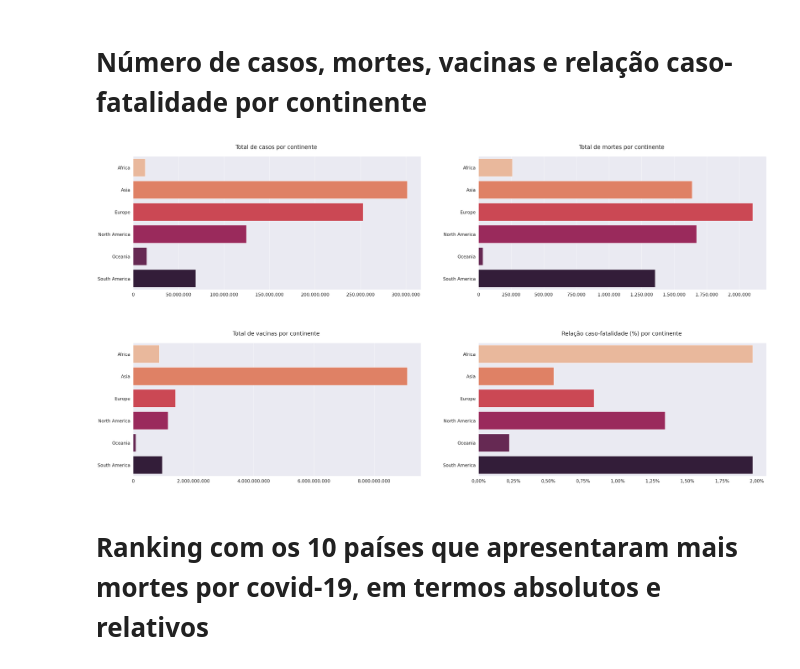
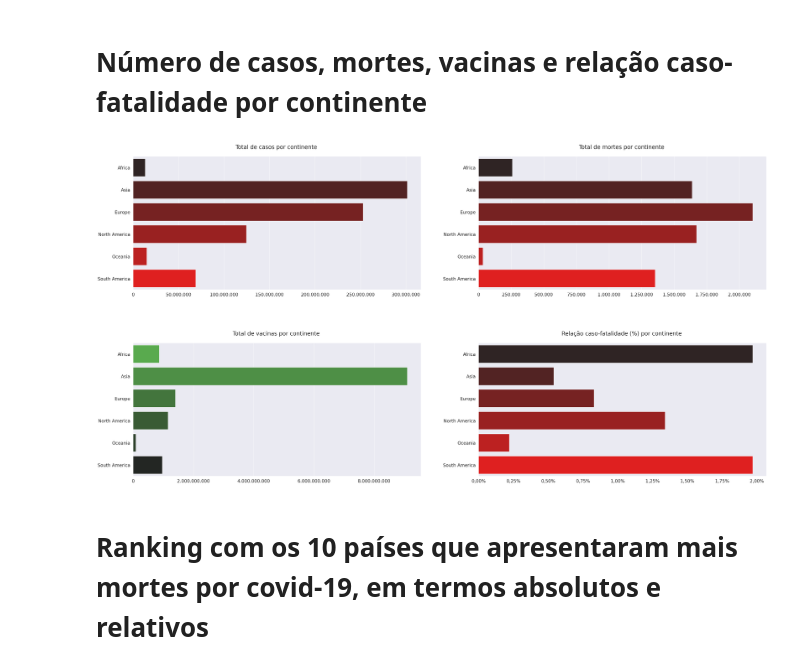
Before and after one commit to LRLeite/Data-Analytics, a Jupyter notebook: Projeto COVID-19/covid_19.ipynb, the cells around one changed output. Drawn from its saved outputs; the diff is of its cells as text; code cells hidden in the pictures.

```diff
--- a/Projeto COVID-19/covid_19.ipynb
+++ b/Projeto COVID-19/covid_19.ipynb
@@ -268,13 +268,18 @@ sns.set_theme(style = "dark")
 fig, ax = plt.subplots(2, 2, figsize = (36,25), dpi = 100)
 plt.subplots_adjust(left = 0.1, bottom = 0.1, right = 1.2, top = 0.9, wspace = 0.2, hspace = 0.4)
 
-ax[0, 0].ticklabel_format(style='plain') #remover notação científica
-ax[0, 1].ticklabel_format(style='plain') #remover notação científica
-ax[1, 0].ticklabel_format(style='plain') #remover notação científica
+ax[0, 0].ticklabel_format(style ='plain') #remover notação científica
+ax[0, 1].ticklabel_format(style ='plain') #remover notação científica
+ax[1, 0].ticklabel_format(style ='plain') #remover notação científica
+
+#paleta de cores
+paleta_vermelho = sns.dark_palette("red", n_colors = 6, as_cmap = False)
+paleta_verde = sns.dark_palette("#4db93f", reverse = True, as_cmap = False)
+
 
 ax[0, 0].set_title('Total de casos por continente \n', fontsize = 25)
-ax[0, 0] = sns.barplot(data = df_continents, x = df_continents['total_cases'], y = df_continents['continent'], hue = df_continents['continent'], palette = 'rocket_r', errorbar = None,
-                       order = ['Africa', 'Asia', 'Europe', 'North America', 'Oceania', 'South America'], ax = ax[0, 0], legend=False)
+ax[0, 0] = sns.barplot(data = df_continents, x = df_continents['total_cases'], y = df_continents['continent'], hue = df_continents['continent'], palette = paleta_vermelho, errorbar = None,
+                       order = ['Africa', 'Asia', 'Europe', 'North America', 'Oceania', 'South America'], ax = ax[0, 0], legend = False)
 ax[0, 0].set_xlabel(None)
 ax[0, 0].set_ylabel(None)
 ax[0, 0].tick_params(axis ='x', labelsize= 20)
@@ -284,40 +289,40 @@ ax[0, 0].get_xaxis().set_major_formatter(
     matplotlib.ticker.FuncFormatter(lambda x, p: format(int(x), ',').replace(',', '.')))
 
 ax[0, 1].set_title('Total de mortes por continente \n', fontsize = 25)
-ax[0, 1] = sns.barplot(data = df_continents, x = df_continents['total_deaths'], y = df_continents['continent'], hue = df_continents['continent'], palette = 'rocket_r', errorbar = None,
-                       order = ['Africa', 'Asia', 'Europe', 'North America', 'Oceania', 'South America'], ax = ax[0, 1], legend=False)
+ax[0, 1] = sns.barplot(data = df_continents, x = df_continents['total_deaths'], y = df_continents['continent'], hue = df_continents['continent'], palette = paleta_vermelho, errorbar = None,
+                       order = ['Africa', 'Asia', 'Europe', 'North America', 'Oceania', 'South America'], ax = ax[0, 1], legend = False)
 ax[0, 1].set_xlabel(None)
 ax[0, 1].set_ylabel(None)
 ax[0, 1].tick_params(axis ='x', labelsize= 20)
 ax[0, 1].tick_params(axis ='y', labelsize= 20)
 ax[0, 1].xaxis.grid()
 ax[0, 1].get_xaxis().set_major_formatter(
     matplotlib.ticker.FuncFormatter(lambda x, p: format(int(x), ',').replace(',', '.')))
 
 ax[1, 0].set_title('Total de vacinas por continente \n', fontsize = 25)
-ax[1, 0] = sns.barplot(data = df_continents, x = df_continents['total_vaccinations'], y = df_continents['continent'], hue = df_continents['continent'], palette = 'rocket_r', errorbar = None,
-                       order = ['Africa', 'Asia', 'Europe', 'North America', 'Oceania', 'South America'], ax = ax[1, 0], legend=False)
+ax[1, 0] = sns.barplot(data = df_continents, x = df_continents['total_vaccinations'], y = df_continents['continent'], hue = df_continents['continent'], palette = paleta_verde, errorbar = None,
+                       order = ['Africa', 'Asia', 'Europe', 'North America', 'Oceania', 'South America'], ax = ax[1, 0], legend = False)
 ax[1, 0].set_xlabel(None)
 ax[1, 0].set_ylabel(None)
 ax[1, 0].tick_params(axis ='x', labelsize= 20)
 ax[1, 0].tick_params(axis ='y', labelsize= 20)
 ax[1, 0].xaxis.grid()
 ax[1, 0].get_xaxis().set_major_formatter(
     matplotlib.ticker.FuncFormatter(lambda x, p: format(int(x), ',').replace(',', '.')))
 
 ax[1, 1].set_title('Relação caso-fatalidade (%) por continente \n', fontsize = 25)
-ax[1, 1] = sns.barplot(data = df_continents, x = df_continents['case_fatality_ratio'], y = df_continents['continent'], hue = df_continents['continent'], palette = 'rocket_r', errorbar = None,
-                    order = ['Africa', 'Asia', 'Europe', 'North America', 'Oceania', 'South America'], ax = ax[1, 1], legend=False)
+ax[1, 1] = sns.barplot(data = df_continents, x = df_continents['case_fatality_ratio'], y = df_continents['continent'], hue = df_continents['continent'], palette = paleta_vermelho, errorbar = None,
+                    order = ['Africa', 'Asia', 'Europe', 'North America', 'Oceania', 'South America'], ax = ax[1, 1], legend = False)
 ax[1, 1].set_xlabel(None)
 ax[1, 1].set_ylabel(None)
 ax[1, 1].tick_params(axis ='x', labelsize= 20)
 ax[1, 1].tick_params(axis ='y', labelsize= 20)
 ax[1, 1].get_xaxis().set_major_formatter(
     matplotlib.ticker.FuncFormatter(lambda x, p: format(float(x)/100, ',.2%').replace('.', ',')))
 
 plt.show()
 # %% [output]
-[figure, old version]
+[figure, new version]
 # %% [markdown]
 # **Ranking com os 10 países que apresentaram mais mortes por covid-19, em termos absolutos e relativos**
 # %% [markdown]
```
